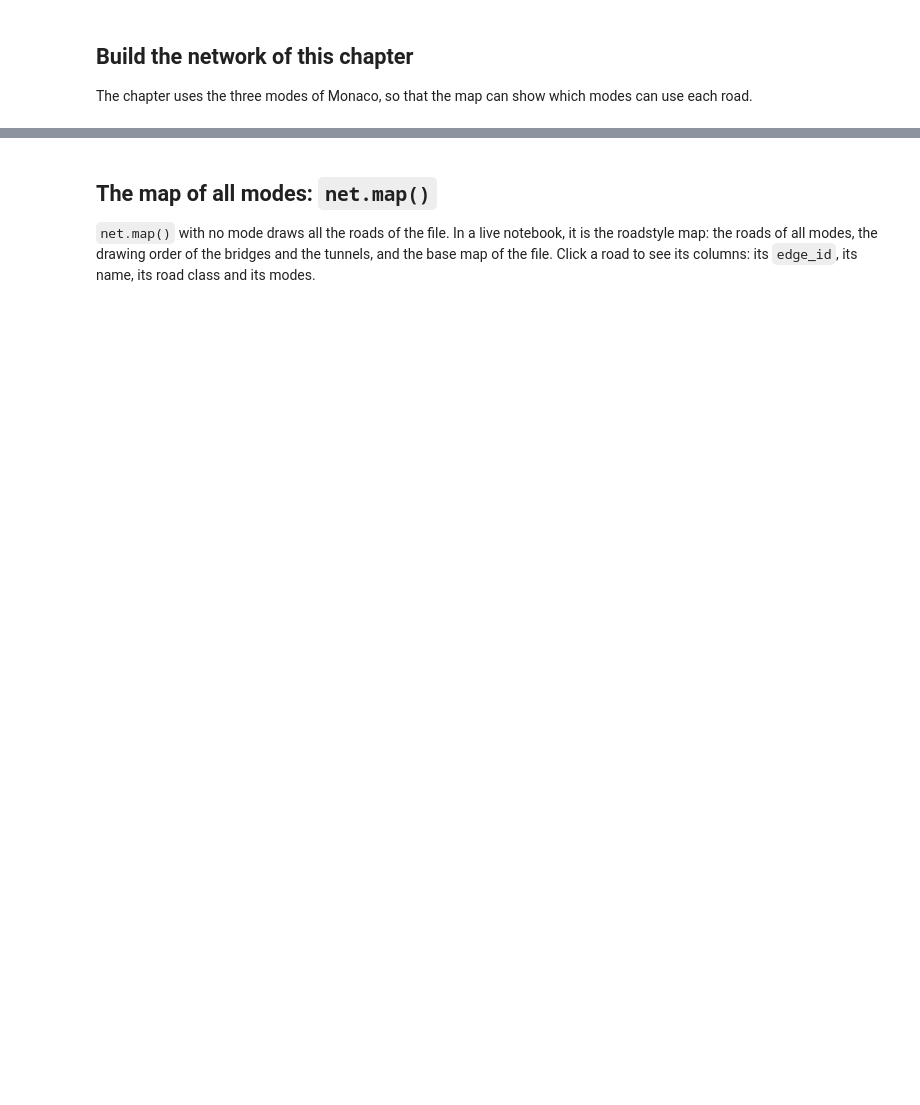
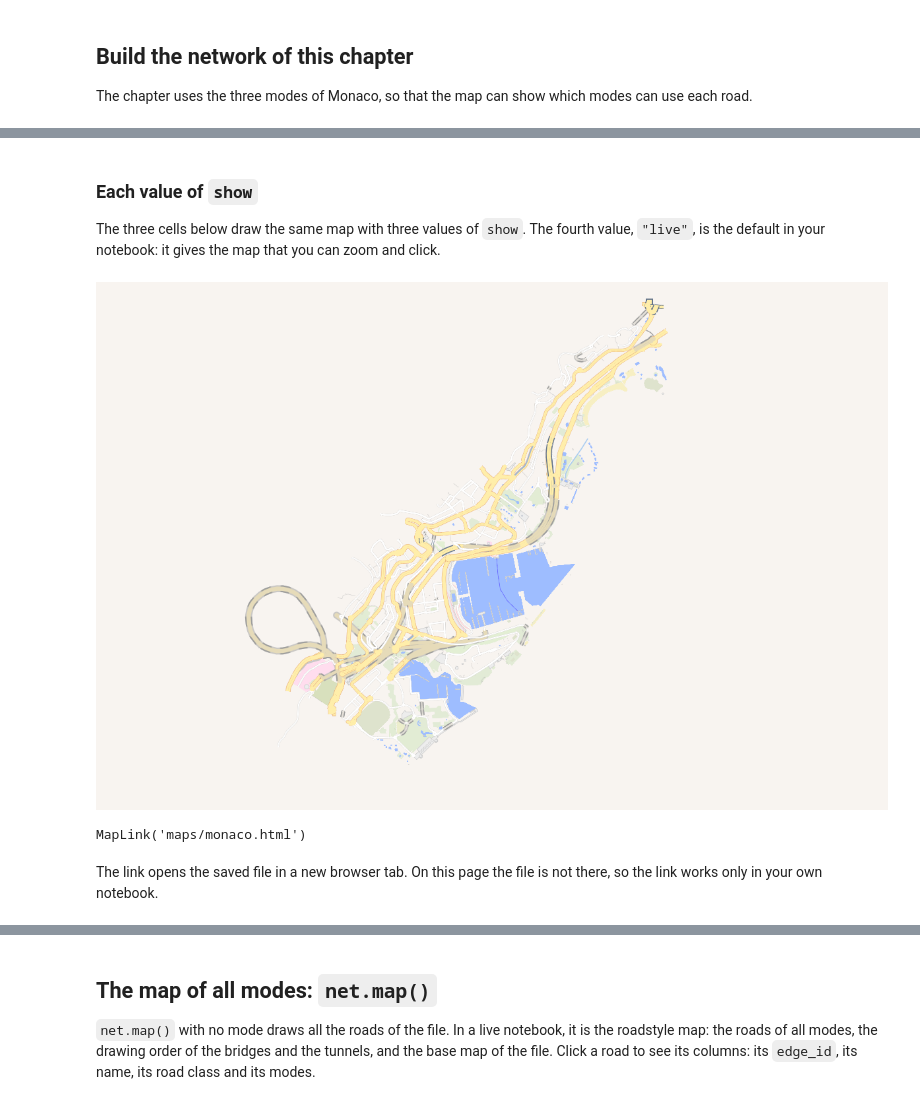
Before and after one commit to Khoshkhah/duckOSM, a Jupyter notebook: docs/notebooks/03_maps.ipynb, the cells around one changed output, grey strips where cells are left out. Cells and saved outputs as stored; diff of their text form; code cells hidden in the pictures; blank space fills up the shorter version.

```diff
--- a/docs/notebooks/03_maps.ipynb
+++ b/docs/notebooks/03_maps.ipynb
@@ -92,3 +88,19 @@ Output: ~/.cache/duckosm/work/monaco-20261120-194937-e340/monaco.duckdb
 | 0 | driving | 2840 | 1768 | 96.2 | 35.5 |
 | 1 | walking | 11938 | 4589 | 260.6 | 0.0 |
 | 2 | cycling | 11305 | 4650 | 250.0 | 35.5 |
+# %% [markdown]
+### Each value of `show`
+
+The three cells below draw the same map with three values of `show`. The fourth value, `"live"`, is the default in
+your notebook: it gives the map that you can zoom and click.
+# %%
+net.map(show="picture", path="maps/monaco.png")      # a PNG of the live map
+# %% [output]
+[figure, added]
+# %%
+net.map(show="link", path="maps/monaco.html")        # the live map as a file, and a link to it
+# %% [output]
+MapLink('maps/monaco.html')
+# %% [markdown]
+The link opens the saved file in a new browser tab. On this page the file is not there, so the link works only in
+your own notebook.
```
Also changed, not shown: parts of 21 cells of this notebook, 33 other files.
